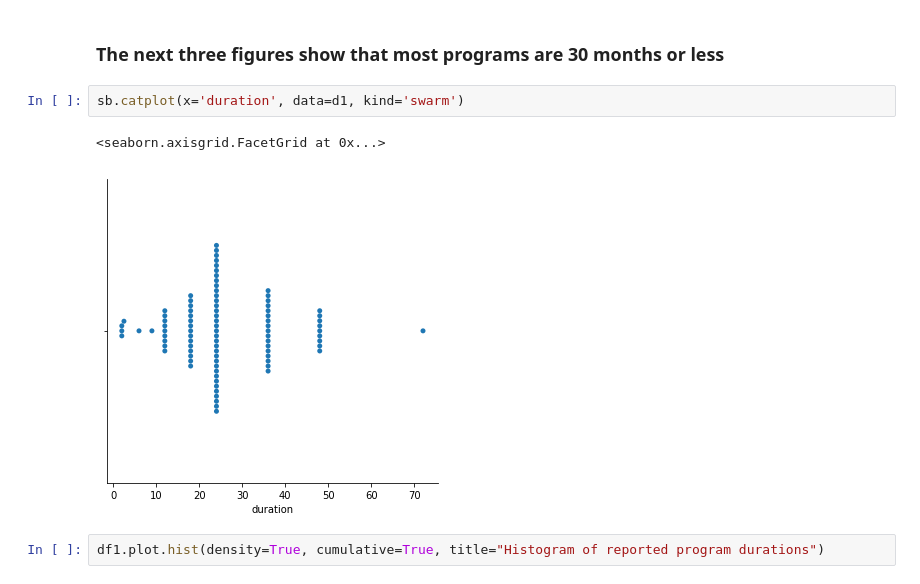
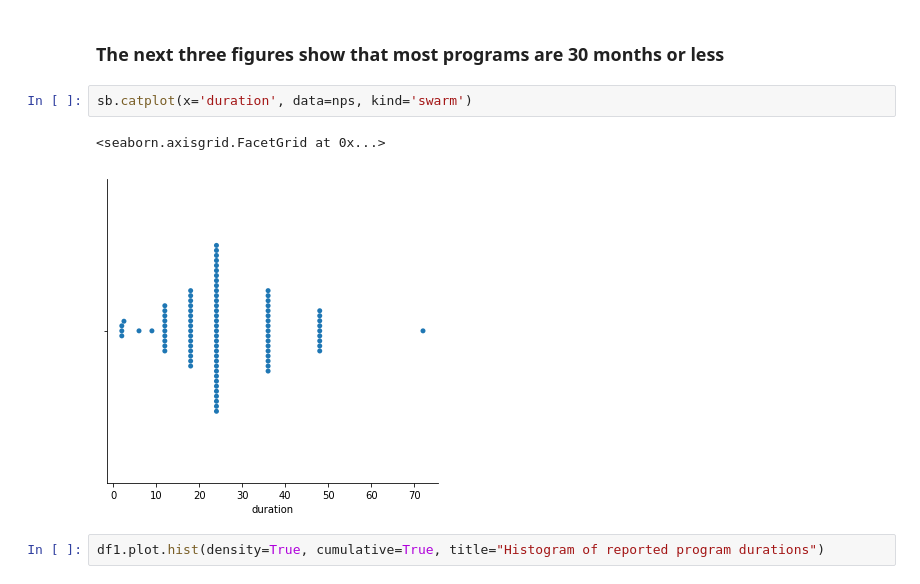
Before and after one commit to lawtj/npa, a Jupyter notebook: npa data.ipynb, the cells around one changed output. Saved outputs shown, nothing was run; the diff lists cells and outputs as text.

```diff
--- a/npa data.ipynb
+++ b/npa data.ipynb
@@ -362,10 +363,10 @@ Text(0.5,1,'Mean, median, IQR, and range of duration')
 # %% [markdown]
 ### The next three figures show that most programs are 30 months or less
 # %%
-sb.catplot(x='duration', data=d1, kind='swarm')
+sb.catplot(x='duration', data=nps, kind='swarm')
 # %% [output]
 <seaborn.axisgrid.FacetGrid at 0x...>
-[figure, old version]
+[figure, new version]
 # %%
 df1.plot.hist(density=True, cumulative=True, title="Histogram of reported program durations")
 # %% [output]
```
Also changed, not shown: parts of 31 cells of this notebook.
